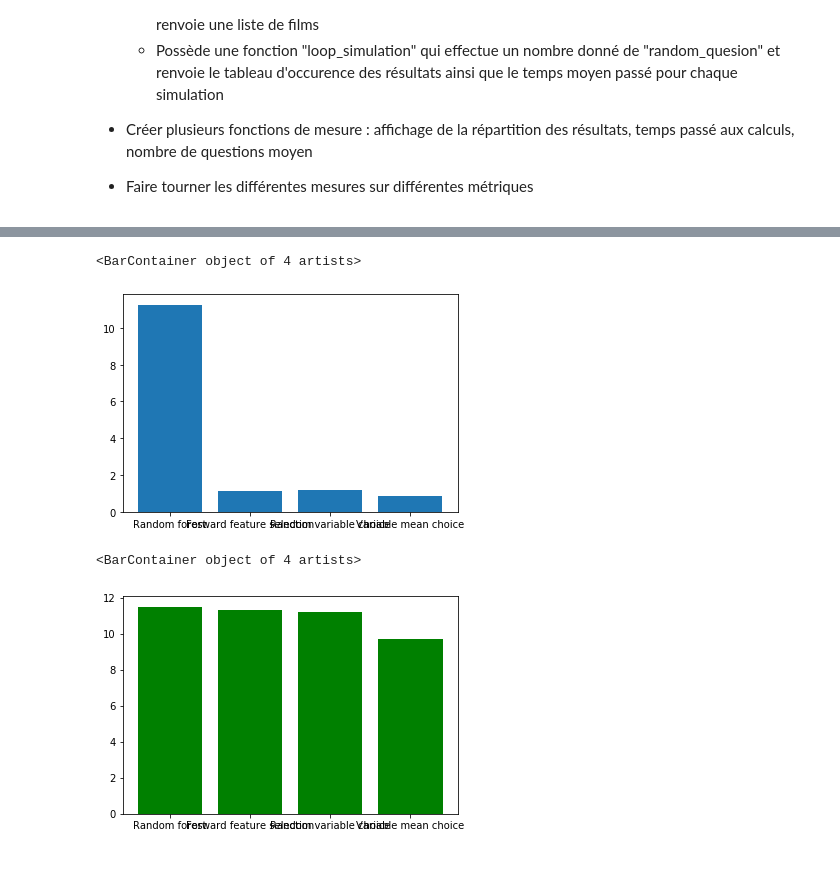
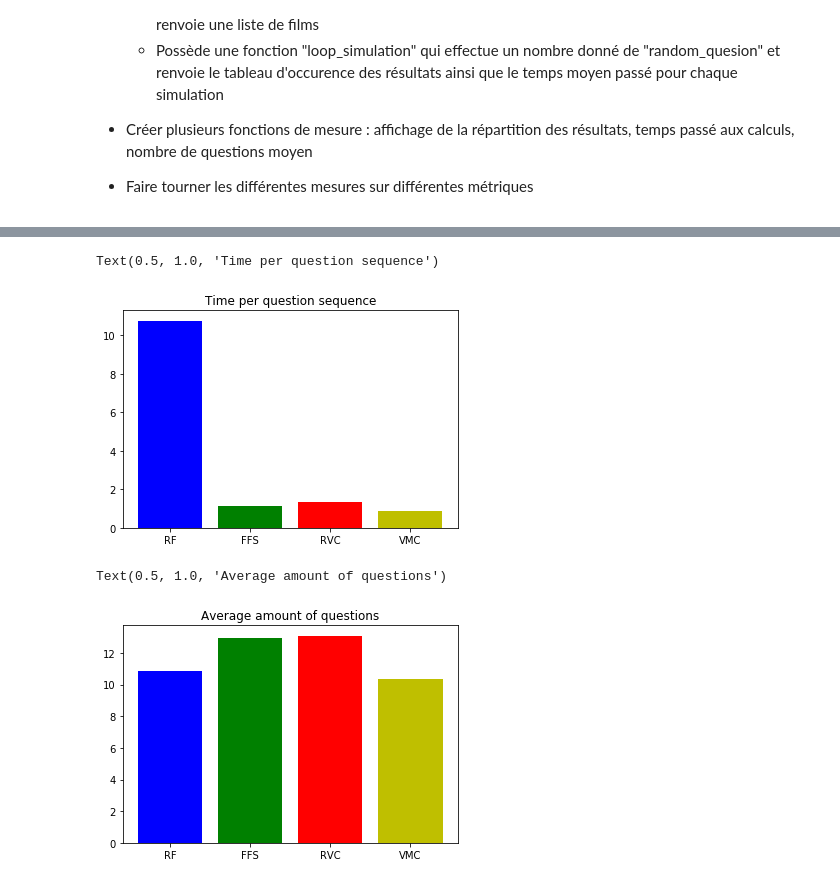
Before and after one commit to FelixKleinpeter/isir_internship, a Jupyter notebook: notebooks/selection_metrics.ipynb, the cells around one changed output, grey strips where cells are left out. Cells and saved outputs as stored; diff of their text form; code cells hidden in the pictures.

```diff
--- a/notebooks/selection_metrics.ipynb
+++ b/notebooks/selection_metrics.ipynb
@@ -71,6 +71,6 @@ full_data.head()
 metric_list = [random_forest, forward_feature_selection, random_variable_choice, variable_mean_choice]
 metric_names = ["RF", "FFS", "RVC", "VMC"]
 
-loopsize = 10
+loopsize = 200
 # %%
 results, times, question_counts = metrics_simulations(data, metric_list, metric_names, loopsize)
@@ -87,10 +113,12 @@ for name, color in zip(metric_names, ['b','g','r','y']):
 # %%
-plt.bar(times.keys(), times.values())
+plt.bar(times.keys(), times.values(), color = ['b','g','r','y'])
+plt.title('Time per question sequence')
 # %% [output]
-<BarContainer object of 4 artists>
+Text(0.5, 1.0, 'Time per question sequence')
-[figure, old version]
+[figure, new version]
 # %%
-plt.bar(question_counts.keys(), question_counts.values(), color='g')
+plt.bar(question_counts.keys(), question_counts.values(), color = ['b','g','r','y'])
+plt.title('Average amount of questions')
 # %% [output]
-<BarContainer object of 4 artists>
+Text(0.5, 1.0, 'Average amount of questions')
-[figure, old version]
+[figure, new version]
```
Also changed, not shown: parts of 7 cells of this notebook, 4 other files.
